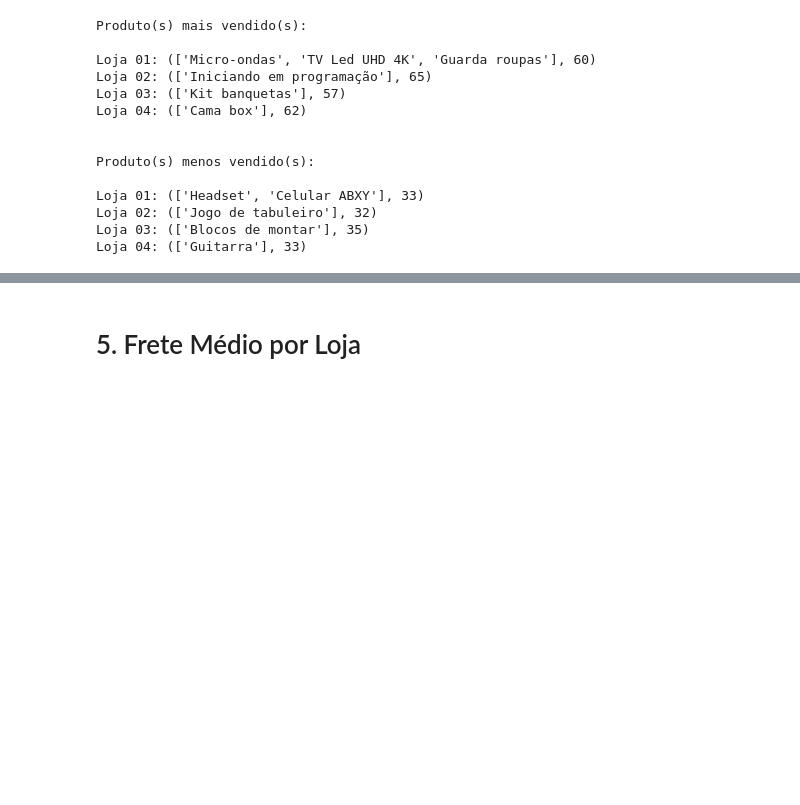
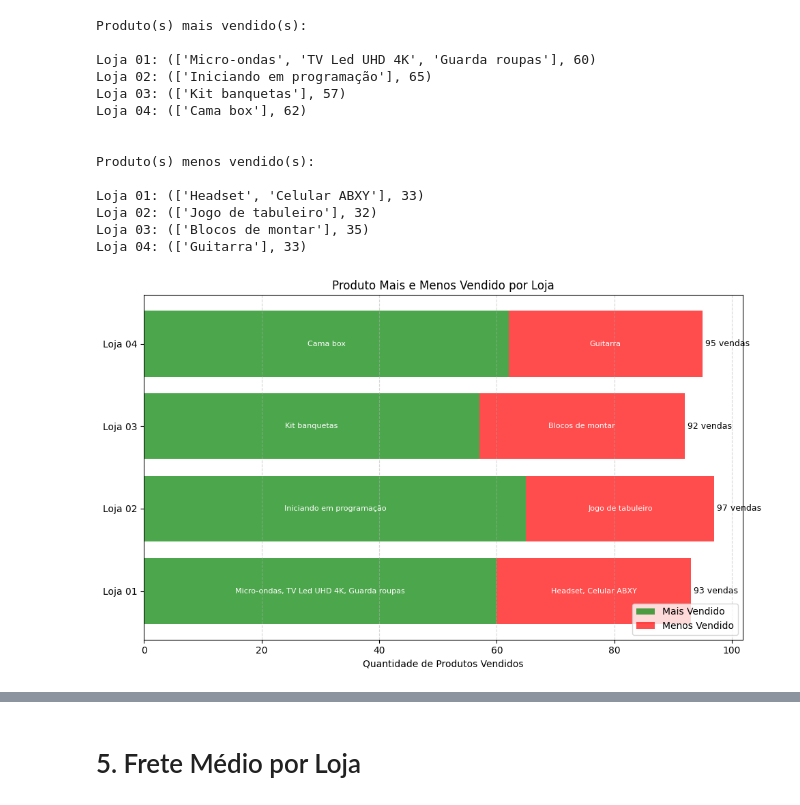
Before and after one commit to ElsCorporation/ChallengeAlluraStore, a Jupyter notebook: AluraStoreBrEdinhoLima.ipynb, the cells around one changed output, grey strips where cells are left out. Cells and saved outputs as stored; diff of their text form; code cells hidden in the pictures; blank space fills up the shorter version.

Commit message:
Gráficos 3 e 4 adicionados

```diff
--- a/AluraStoreBrEdinhoLima.ipynb
+++ b/AluraStoreBrEdinhoLima.ipynb
@@ -239,3 +266,59 @@ Loja 01: (['Headset', 'Celular ABXY'], 33)
 Loja 02: (['Jogo de tabuleiro'], 32)
 Loja 03: (['Blocos de montar'], 35)
 Loja 04: (['Guitarra'], 33)
+# %%
+import matplotlib.pyplot as plt
+
+# Supondo que você já tenha os DataFrames loja, loja2, loja3, loja4 e as funções definidas
+
+# Obter os dados
+lojas = ['Loja 01', 'Loja 02', 'Loja 03', 'Loja 04']
+dados_lojas = [loja, loja2, loja3, loja4]
+
+mais_vendidos = []
+menos_vendidos = []
+nomes_mais = []
+nomes_menos = []
+
+for l in dados_lojas:
+    nomes_mais_prod, qtd_mais = buscarProdutoMaisVendido(l, 'Produto')
+    nomes_menos_prod, qtd_menos = buscarProdutoMenosVendido(l, 'Produto')
+
+    # Agrupar nomes se houver empate
+    nomes_mais.append(', '.join(nomes_mais_prod))
+    nomes_menos.append(', '.join(nomes_menos_prod))
+    mais_vendidos.append(qtd_mais)
+    menos_vendidos.append(qtd_menos)
+
+# Posição para cada barra no eixo Y
+y_pos = range(len(lojas))
+
+# Configurar o gráfico
+plt.figure(figsize=(10, 6))
+
+# Barras de produtos mais vendidos (verde)
+plt.barh(y_pos, mais_vendidos, color='green', alpha=0.7, label='Mais Vendido')
+
+# Barras de produtos menos vendidos (vermelho)
+plt.barh(y_pos, menos_vendidos, color='red', alpha=0.7, left=mais_vendidos, label='Menos Vendido')
+
+# Adicionar rótulos dentro da barra (produto)
+for i in y_pos:
+    plt.text(mais_vendidos[i] / 2, i, nomes_mais[i], va='center', ha='center', color='white', fontsize=8)
+    plt.text(mais_vendidos[i] + menos_vendidos[i] / 2, i, nomes_menos[i], va='center', ha='center', color='white', fontsize=8)
+
+# Adicionar quantidade de vendas fora da barra
+for i in y_pos:
+    plt.text(mais_vendidos[i] + menos_vendidos[i] + 0.5, i, f"{mais_vendidos[i] + menos_vendidos[i]} vendas", va='center', fontsize=9)
+
+# Ajustes do gráfico
+plt.yticks(y_pos, lojas)
+plt.xlabel('Quantidade de Produtos Vendidos')
+plt.title('Produto Mais e Menos Vendido por Loja')
+plt.legend(loc='lower right')
+plt.grid(axis='x', linestyle='--', alpha=0.5)
+
+plt.tight_layout()
+plt.show()
+# %% [output]
+[figure, added]
```
Also changed, not shown: parts of 4 cells of this notebook.
